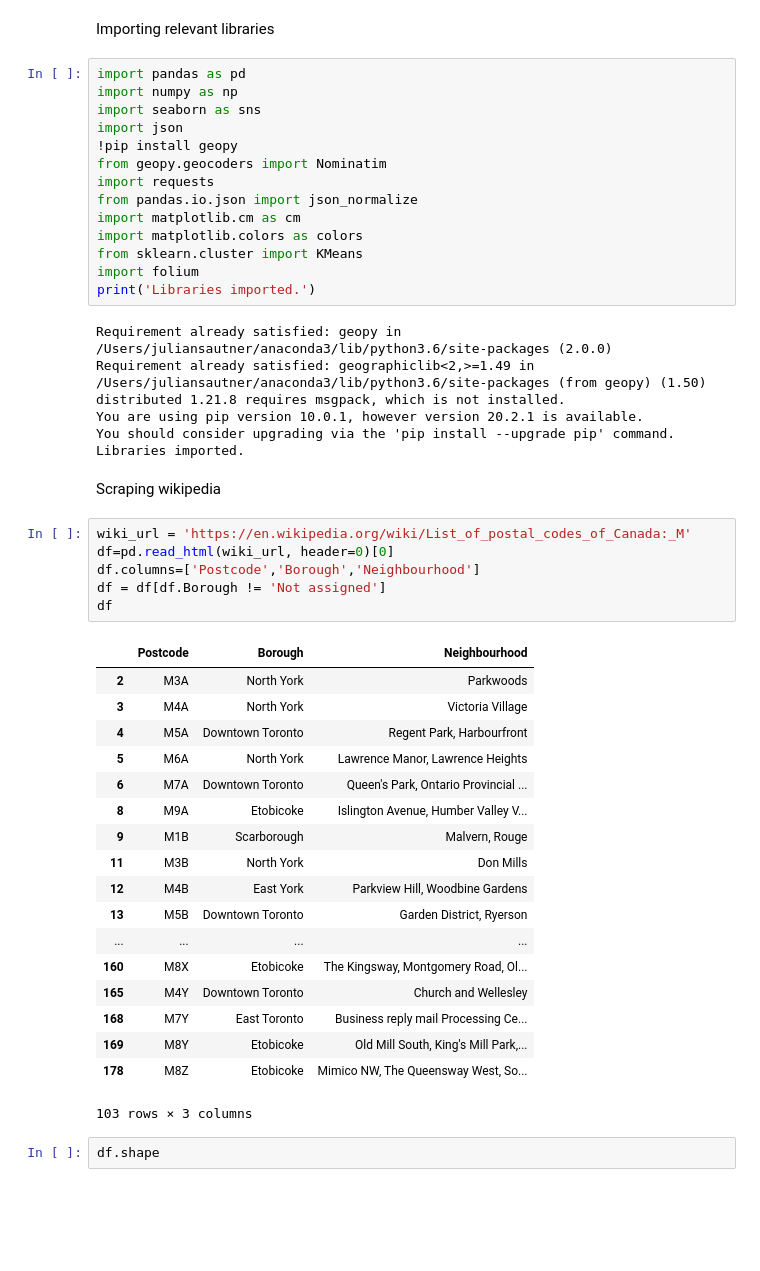
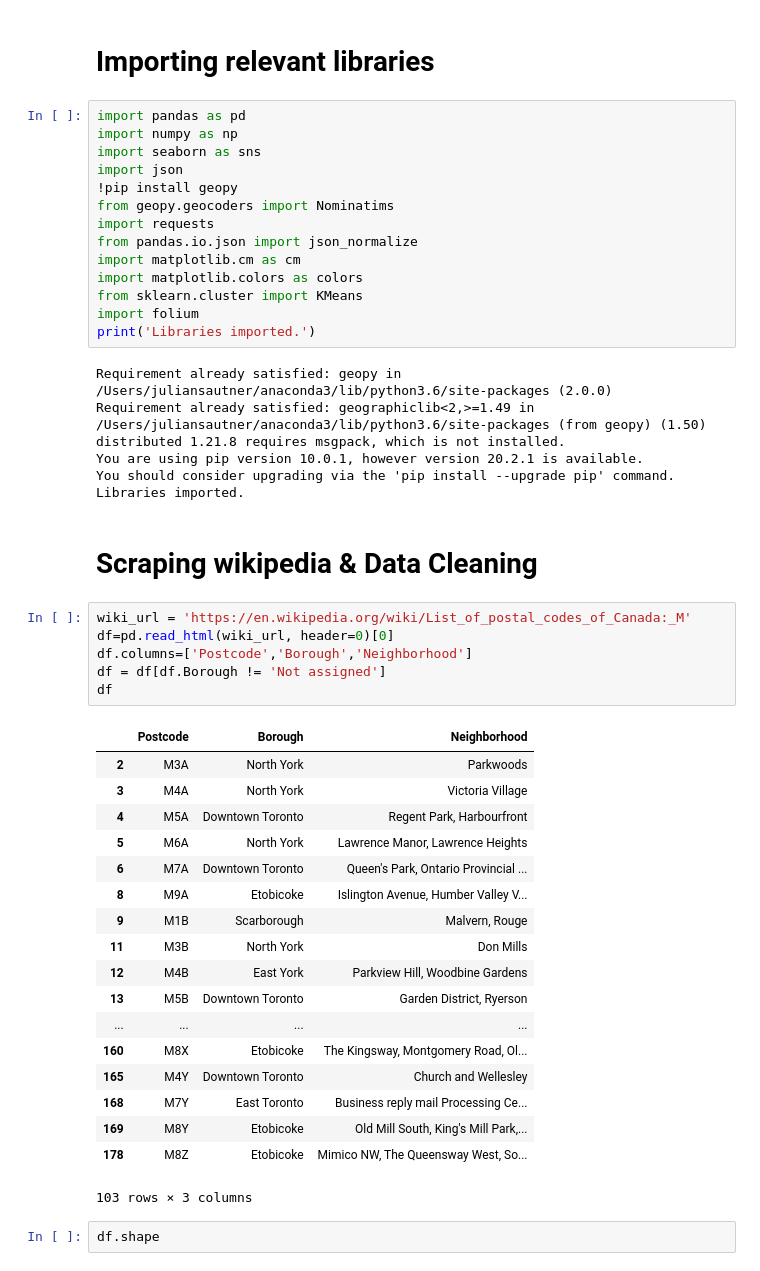
Before and after one commit to JulianStn/Coursera_Capstone, a Jupyter notebook: scripts/Toronto Neighborhoods.ipynb, the cells around one changed output. Drawn from its saved outputs; the diff is of its cells as text; blank space fills up the shorter version.

```diff
--- a/scripts/Toronto Neighborhoods.ipynb
+++ b/scripts/Toronto Neighborhoods.ipynb
@@ -1,12 +1,12 @@
 # %% [markdown]
-Importing relevant libraries
+# Importing relevant libraries
 # %%
 import pandas as pd
 import numpy as np
 import seaborn as sns
 import json
 !pip install geopy
-from geopy.geocoders import Nominatim
+from geopy.geocoders import Nominatims
 import requests
 from pandas.io.json import json_normalize
 import matplotlib.cm as cm
@@ -21,16 +21,16 @@ distributed 1.21.8 requires msgpack, which is not installed.
 You are using pip version 10.0.1, however version 20.2.1 is available.
 You should consider upgrading via the 'pip install --upgrade pip' command.
 Libraries imported.
-# %% [markdown]
-Scraping wikipedia
+# %% [markdown]
+# Scraping wikipedia & Data Cleaning
 # %%
 wiki_url = 'https://en.wikipedia.org/wiki/List_of_postal_codes_of_Canada:_M'
 df=pd.read_html(wiki_url, header=0)[0]
-df.columns=['Postcode','Borough','Neighbourhood']
+df.columns=['Postcode','Borough','Neighborhood']
 df = df[df.Borough != 'Not assigned']
 df
 # %% [output]
-|  | Postcode | Borough | Neighbourhood |
+|  | Postcode | Borough | Neighborhood |
 | 2 | M3A | North York | Parkwoods |
 | 3 | M4A | North York | Victoria Village |
 | 4 | M5A | Downtown Toronto | Regent Park, Harbourfront |
```
Also changed, not shown: parts of 19 cells of this notebook, 1 other file.
